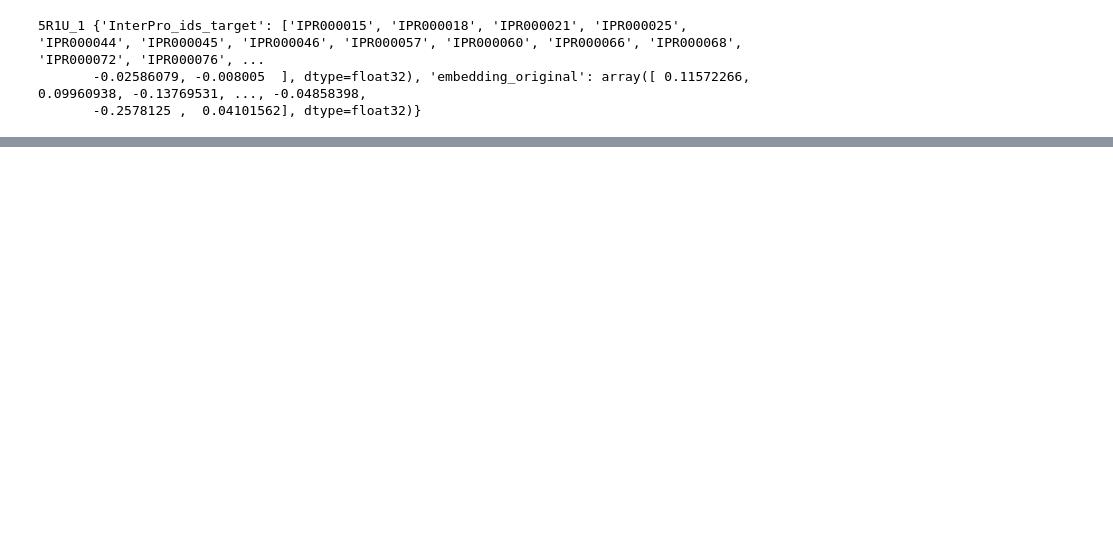
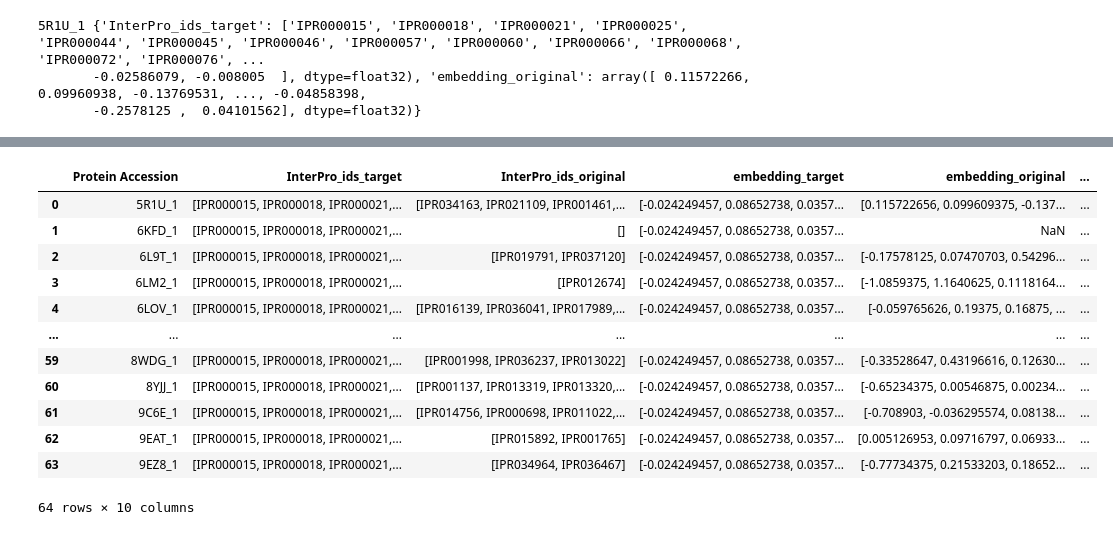
Before and after one commit to vihan-lakshman/mutagenic, a Jupyter notebook: masking_pipeline_new.ipynb, the cells around one changed output, grey strips where cells are left out. Saved outputs shown, nothing was run; the diff lists cells and outputs as text; code cells hidden in the pictures; blank space fills up the shorter version.

```diff
--- a/masking_pipeline_new.ipynb
+++ b/masking_pipeline_new.ipynb
@@ -451,12 +428,27 @@ Index 11: embedding Hamming Distance: 22
 # %%
 # prompt: go through embeddings_dict and turn it into a dataframe where the key becomes the first column and each key value pair in the value dict becomes subsequent columns
 
 df_embeddings = pd.DataFrame.from_dict(embeddings_dict, orient='index')
 
 # Reset the index to make the keys a regular column
 df_embeddings = df_embeddings.reset_index()
 
 # Rename the 'index' column to 'Protein Accession'
 df_embeddings = df_embeddings.rename(columns={'index': 'Protein Accession'})
 
+df_embeddings = update_dataframe_with_sequences(df_embeddings, fasta_dict)
 df_embeddings
+# %% [output]
+|  | Protein Accession | InterPro_ids_target | InterPro_ids_original | embedding_target | embedding_original | ... |
+| 0 | 5R1U_1 | [IPR000015, IPR000018, IPR000021,... | [IPR034163, IPR021109, IPR001461,... | [-0.024249457, 0.08652738, 0.0357... | [0.115722656, 0.099609375, -0.137... | ... |
+| 1 | 6KFD_1 | [IPR000015, IPR000018, IPR000021,... | [] | [-0.024249457, 0.08652738, 0.0357... | NaN | ... |
+| 2 | 6L9T_1 | [IPR000015, IPR000018, IPR000021,... | [IPR019791, IPR037120] | [-0.024249457, 0.08652738, 0.0357... | [-0.17578125, 0.07470703, 0.54296... | ... |
+| 3 | 6LM2_1 | [IPR000015, IPR000018, IPR000021,... | [IPR012674] | [-0.024249457, 0.08652738, 0.0357... | [-1.0859375, 1.1640625, 0.1118164... | ... |
+| 4 | 6LOV_1 | [IPR000015, IPR000018, IPR000021,... | [IPR016139, IPR036041, IPR017989,... | [-0.024249457, 0.08652738, 0.0357... | [-0.059765626, 0.19375, 0.16875, ... | ... |
+| ... | ... | ... | ... | ... | ... | ... |
+| 59 | 8WDG_1 | [IPR000015, IPR000018, IPR000021,... | [IPR001998, IPR036237, IPR013022] | [-0.024249457, 0.08652738, 0.0357... | [-0.33528647, 0.43196616, 0.12630... | ... |
+| 60 | 8YJJ_1 | [IPR000015, IPR000018, IPR000021,... | [IPR001137, IPR013319, IPR013320,... | [-0.024249457, 0.08652738, 0.0357... | [-0.65234375, 0.00546875, 0.00234... | ... |
+| 61 | 9C6E_1 | [IPR000015, IPR000018, IPR000021,... | [IPR014756, IPR000698, IPR011022,... | [-0.024249457, 0.08652738, 0.0357... | [-0.708903, -0.036295574, 0.08138... | ... |
+| 62 | 9EAT_1 | [IPR000015, IPR000018, IPR000021,... | [IPR015892, IPR001765] | [-0.024249457, 0.08652738, 0.0357... | [0.005126953, 0.09716797, 0.06933... | ... |
+| 63 | 9EZ8_1 | [IPR000015, IPR000018, IPR000021,... | [IPR034964, IPR036467] | [-0.024249457, 0.08652738, 0.0357... | [-0.77734375, 0.21533203, 0.18652... | ... |
+64 rows × 10 columns
```
Also changed, not shown: parts of 12 cells of this notebook.
